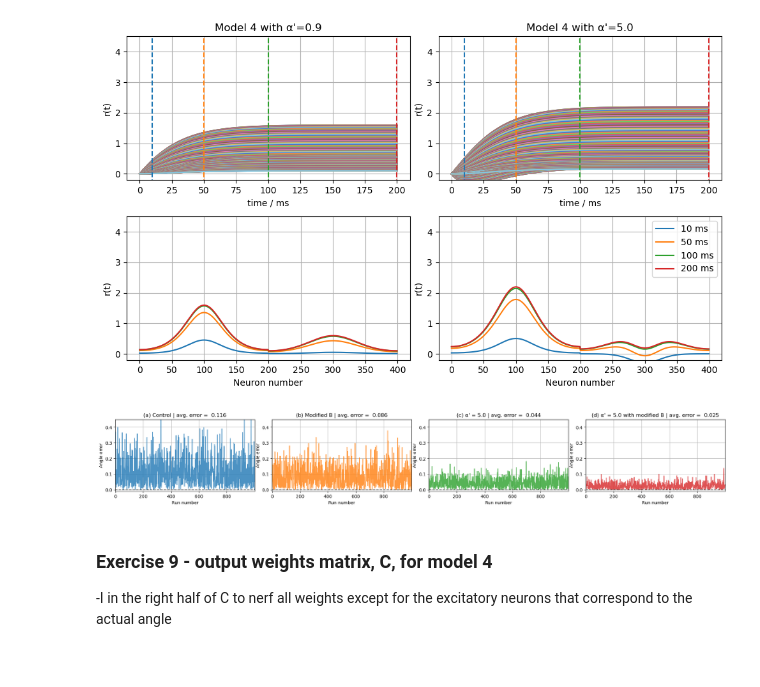
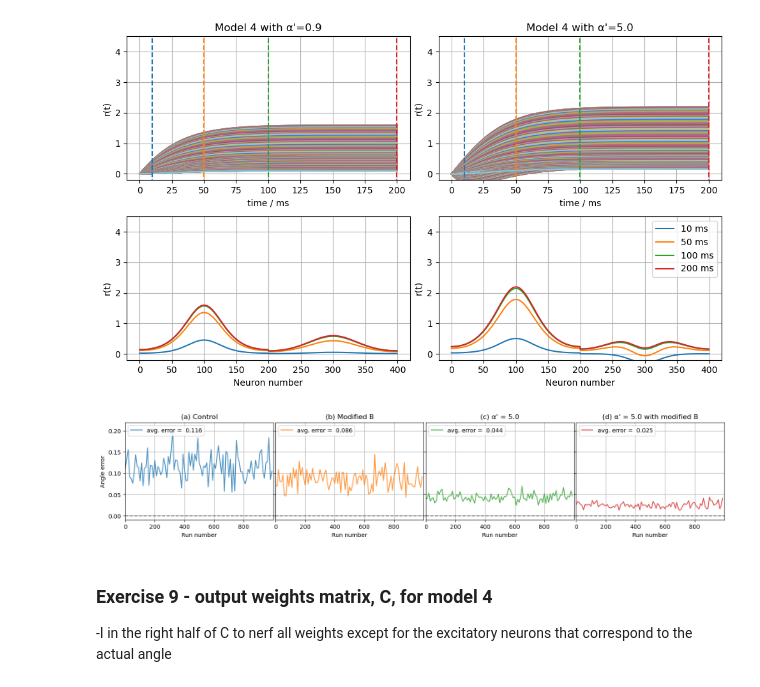
Before and after one commit to elbertwang00/4G3-Courseworks, a Jupyter notebook: Coursework1/coursework1.ipynb, the cells around one changed output. Cells and saved outputs as stored; diff of their text form; code cells hidden in the pictures.

Commit message:
Plot modifications for accuracy questions

```diff
--- a/Coursework1/coursework1.ipynb
+++ b/Coursework1/coursework1.ipynb
@@ -18,6 +20,15 @@ def matrixHeatMap(matrix):
     plt.colorbar()
     plt.xlabel('j')
     plt.ylabel('i')
+
+def trialAvg(records, stepSize):
+    nSteps = int(len(records)/stepSize)
+    avg = np.zeros(nSteps)
+
+    for i in range(nSteps):
+        avg[i] = np.mean(records[i*stepSize : (i+1)*stepSize])
+
+    return avg
 # %% [markdown]
 ### V1 Model Class Definition
 # %%
@@ -459,27 +469,33 @@ for trial in tqdm(range(1000)):
 # %%
-fig,ax = plt.subplots(1,4,figsize=[20,3])
+fig,ax = plt.subplots(1,4,figsize=[15,3])
 
 plotLabels = [f"Control",
               f"Modified B",
               f"α' = 5.0",
               f"α' = 5.0 with modified B"]
 
+avgStepSize = 10
+
 for i in range(len(models)):
-    ax[i].plot(decodeAccuracies8[i], color=defaultColors[i], alpha=0.8)
+    ax[i].plot(np.arange(0,len(decodeAccuracies8[i]),avgStepSize), trialAvg(decodeAccuracies8[i],avgStepSize), color=defaultColors[i], alpha=0.8, label=f"avg. error = {np.mean(decodeAccuracies8[i]): .3f}")
     ax[i].hlines(0,-2,len(decodeAccuracies8[0])+2, color='black', linestyle='--', alpha=0.5)
 
-    ax[i].set_title(f"({letters[i]}) {plotLabels[i]} | avg. error = {np.mean(decodeAccuracies8[i]): .3f}")
+    ax[i].set_title(f"({letters[i]}) {plotLabels[i]}")
     ax[i].set_xlabel('Run number')
-    ax[i].set_ylabel('Angle error')
 
-    ax[i].set_xlim(-0.5, len(decodeAccuracies8[0])-0.5)
-    ax[i].set_ylim(-0.01, 0.45)
+    ax[i].set_xlim(0,len(decodeAccuracies8[0])-0.5)
+    ax[i].set_ylim(-0.01, 0.22)
     ax[i].grid()
+    ax[i].legend(loc='upper left')
 
-fig.tight_layout(pad=0.3)
+    if i!=0:
+        ax[i].set_yticklabels([])
+
+ax[0].set_ylabel('Angle error')
+fig.tight_layout(pad=0.05)
 plt.show()
 # %% [output]
-[figure, old version]
+[figure, new version]
 # %% [markdown]
 ### Exercise 9 - output weights matrix, C, for model 4
 -I in the right half of C to nerf all weights except for the excitatory neurons that correspond to the actual angle
```
Also changed, not shown: parts of 10 cells of this notebook, 1 other file.
